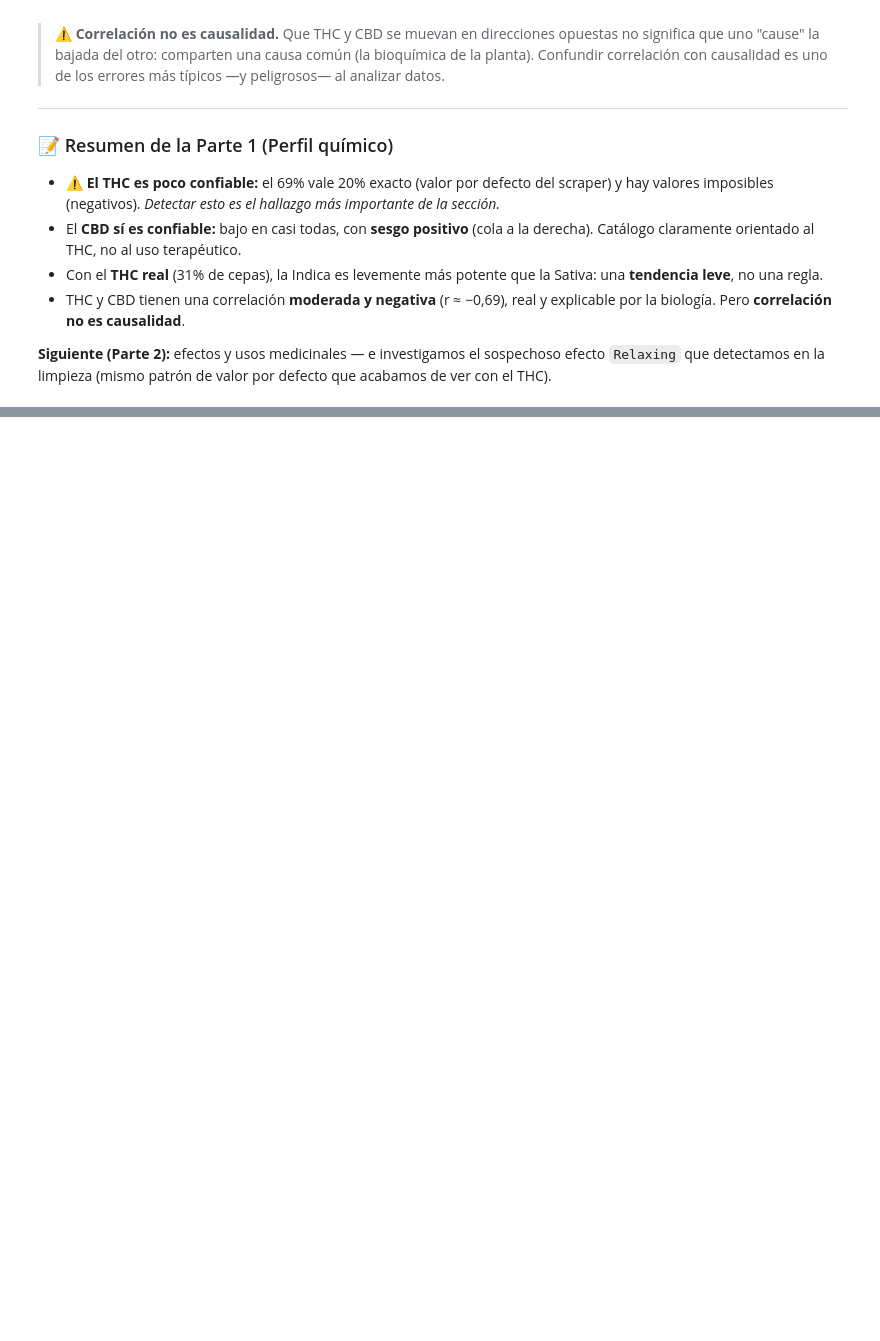
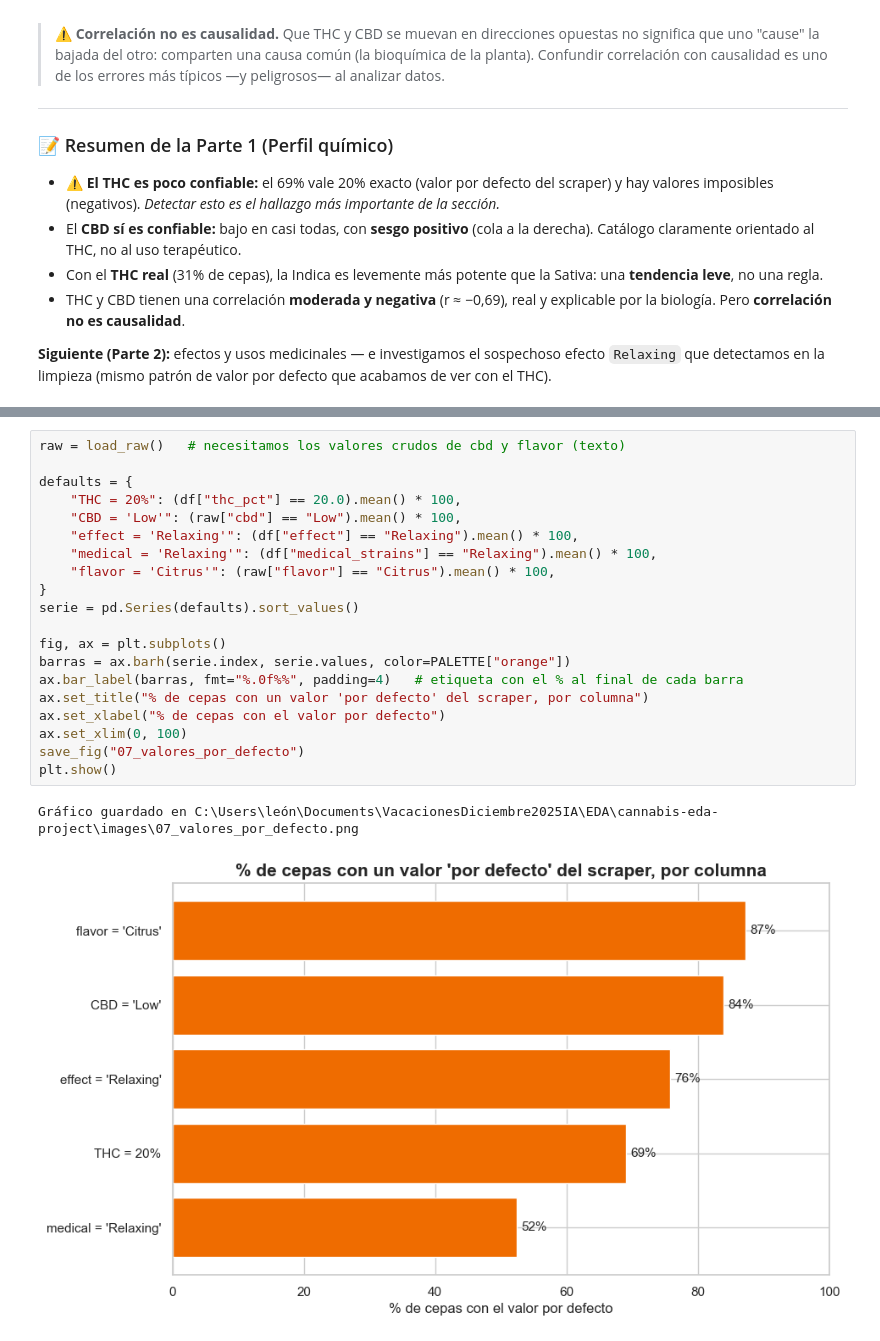
Before and after one commit to arboledaLeon/cannabis-eda-project, a Jupyter notebook: notebooks/03_eda_narrado.ipynb, the cells around one changed output, grey strips where cells are left out. Drawn from its saved outputs; the diff is of its cells as text; blank space fills up the shorter version.

```diff
--- a/notebooks/03_eda_narrado.ipynb
+++ b/notebooks/03_eda_narrado.ipynb
@@ -295,0 +389,23 @@ detectamos en la limpieza (mismo patrón de valor por defecto que acabamos de ve
+# %%
+raw = load_raw()   # necesitamos los valores crudos de cbd y flavor (texto)
+
+defaults = {
+    "THC = 20%": (df["thc_pct"] == 20.0).mean() * 100,
+    "CBD = 'Low'": (raw["cbd"] == "Low").mean() * 100,
+    "effect = 'Relaxing'": (df["effect"] == "Relaxing").mean() * 100,
+    "medical = 'Relaxing'": (df["medical_strains"] == "Relaxing").mean() * 100,
+    "flavor = 'Citrus'": (raw["flavor"] == "Citrus").mean() * 100,
+}
+serie = pd.Series(defaults).sort_values()
+
+fig, ax = plt.subplots()
+barras = ax.barh(serie.index, serie.values, color=PALETTE["orange"])
+ax.bar_label(barras, fmt="%.0f%%", padding=4)   # etiqueta con el % al final de cada barra
+ax.set_title("% de cepas con un valor 'por defecto' del scraper, por columna")
+ax.set_xlabel("% de cepas con el valor por defecto")
+ax.set_xlim(0, 100)
+save_fig("07_valores_por_defecto")
+plt.show()
+# %% [output]
+Gráfico guardado en C:\Users\león\Documents\VacacionesDiciembre2025IA\EDA\cannabis-eda-project\images\07_valores_por_defecto.png
+[figure, added]
```
Also changed, not shown: parts of 11 cells of this notebook, 4 other files.
